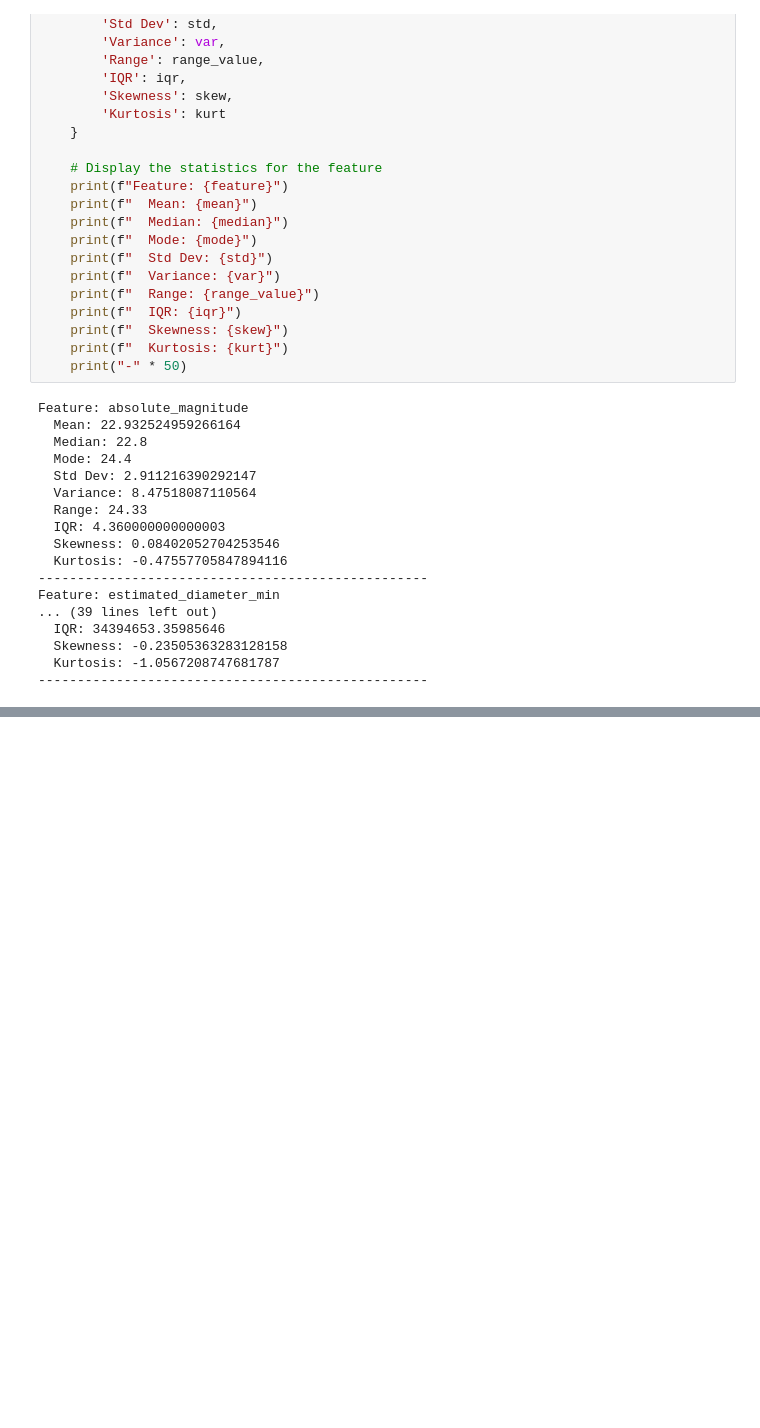
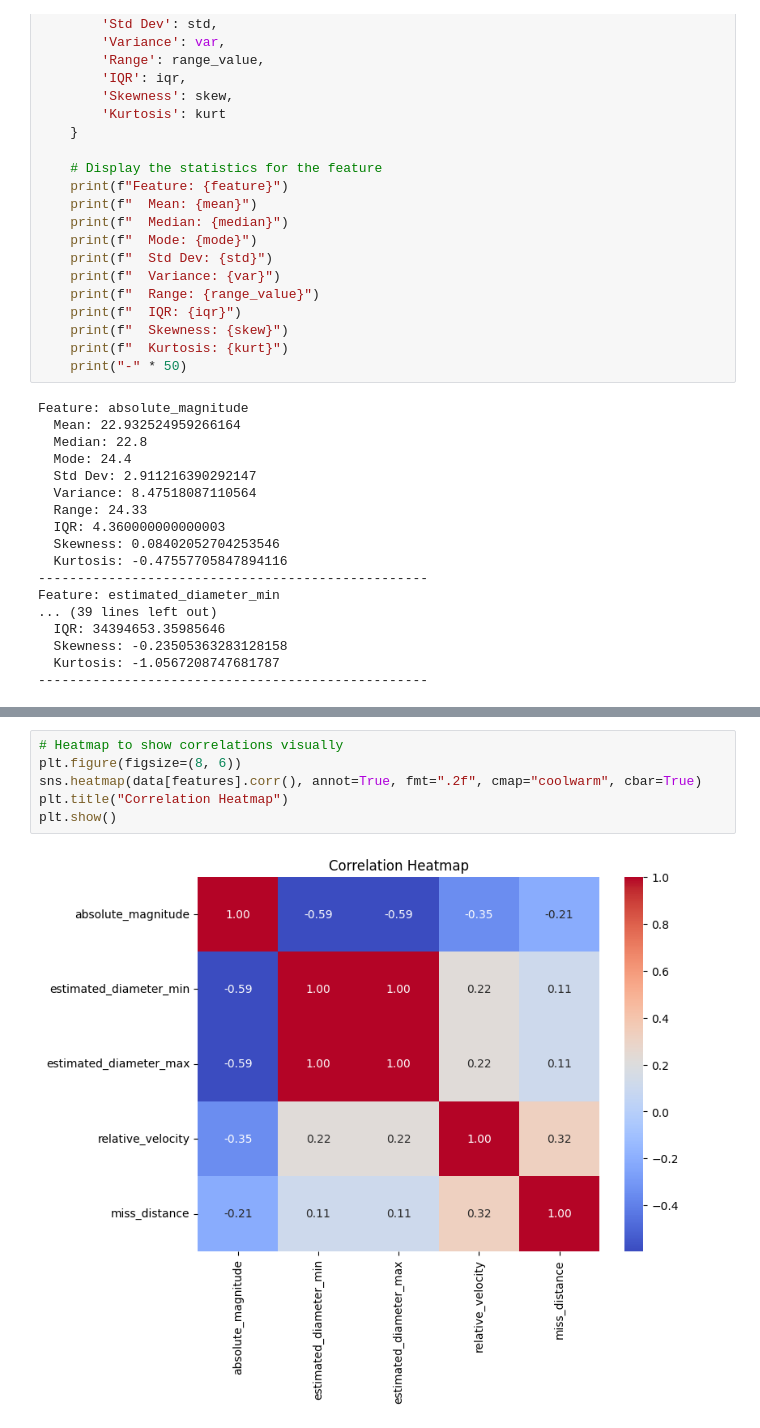
Before and after one commit to surajkarki66/Near_Earth_Objects_Danger_Risk_Prediction, a Jupyter notebook: notebooks/3_EDA.ipynb, the cells around one changed output, grey strips where cells are left out. Cells and saved outputs as stored; diff of their text form; blank space fills up the shorter version.

```diff
--- a/notebooks/3_EDA.ipynb
+++ b/notebooks/3_EDA.ipynb
@@ -105,0 +204,8 @@ Feature: estimated_diameter_min
+# %%
+# Heatmap to show correlations visually
+plt.figure(figsize=(8, 6))
+sns.heatmap(data[features].corr(), annot=True, fmt=".2f", cmap="coolwarm", cbar=True)
+plt.title("Correlation Heatmap")
+plt.show()
+# %% [output]
+[figure, added]
```
Also changed, not shown: parts of 10 cells of this notebook.
